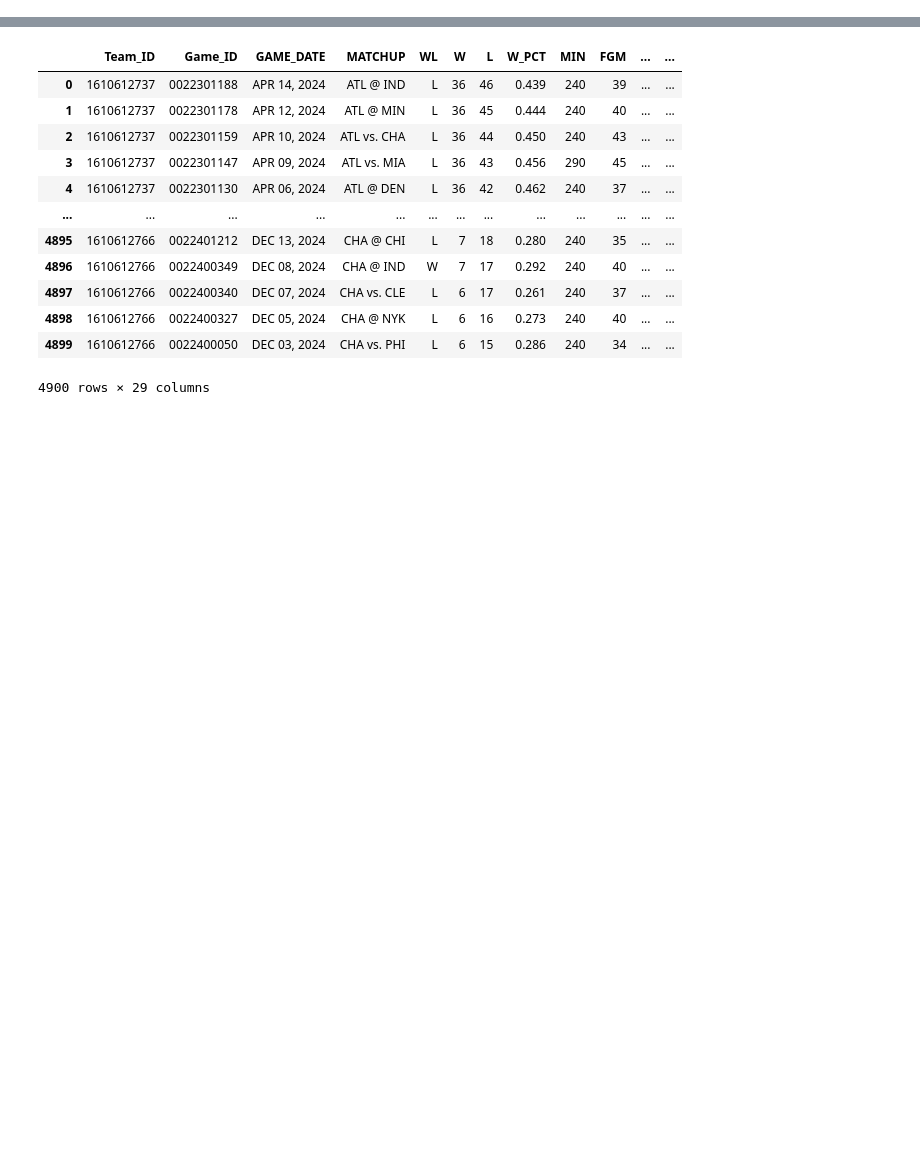
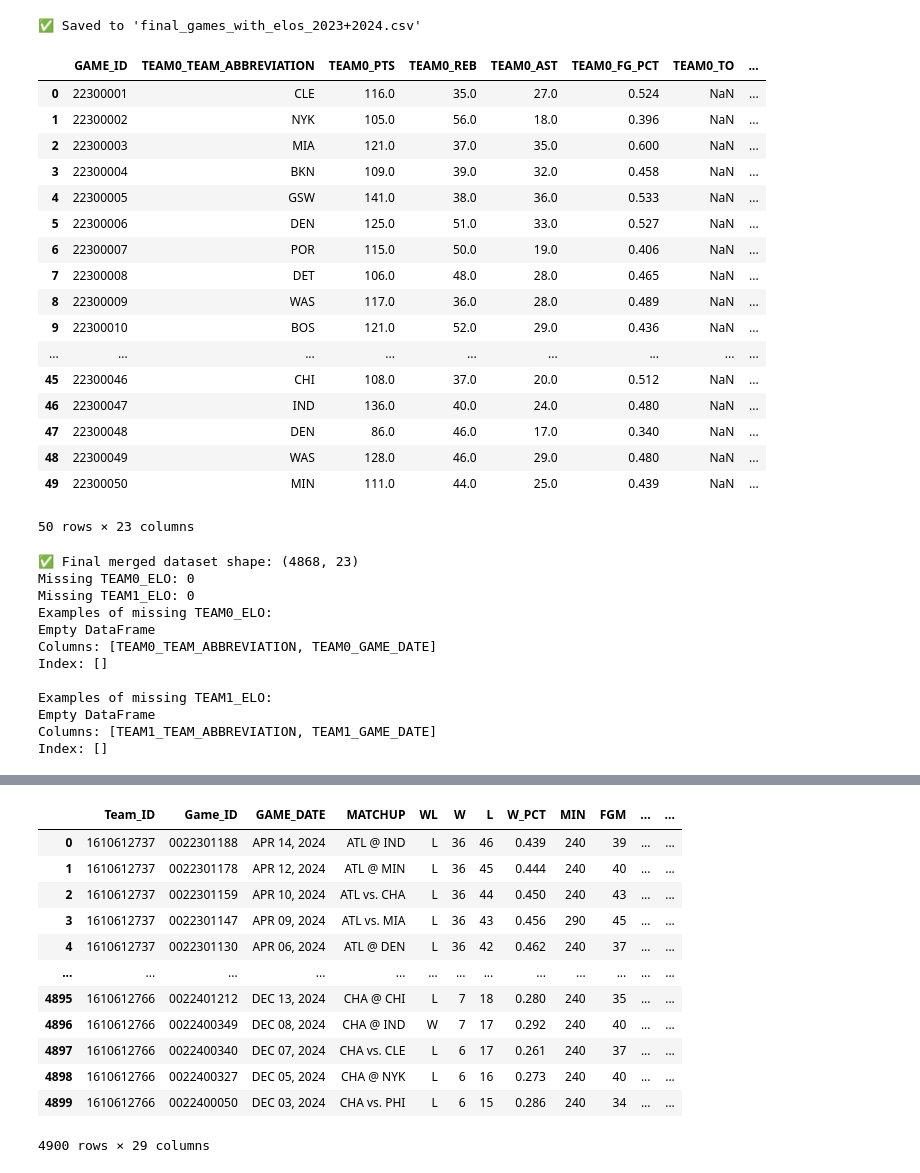
Before and after one commit to BihanDasgupta/ShotMint, a Jupyter notebook: MintShooter_RNN_Model.ipynb, the cells around one changed output, grey strips where cells are left out. Cells and saved outputs as stored; diff of their text form; code cells hidden in the pictures; blank space fills up the shorter version.

```diff
--- a/MintShooter_RNN_Model.ipynb
+++ b/MintShooter_RNN_Model.ipynb
@@ -33,0 +379,51 @@ from nba_api.stats.static import teams
+# %%
+# Drop All Null ELOs
+df_games_clean = df_games.dropna(subset=['TEAM0_ELO', 'TEAM1_ELO'])
+# Save result to CSV
+df_games_clean.to_csv("final_games_with_elos_2023+2024.csv", index=False)
+print("✅ Saved to 'final_games_with_elos_2023+2024.csv'")
+
+# Final checks
+display(df_games_clean.head(50))
+print("✅ Final merged dataset shape:", df_games.shape)
+print("Missing TEAM0_ELO:", df_games_clean['TEAM0_ELO'].isna().sum())
+print("Missing TEAM1_ELO:", df_games_clean['TEAM1_ELO'].isna().sum())
+# Display a few missing cases
+missing_elo0 = df_games_clean[df_games_clean['TEAM0_ELO'].isna()][['TEAM0_TEAM_ABBREVIATION', 'TEAM0_GAME_DATE']]
+missing_elo1 = df_games_clean[df_games_clean['TEAM1_ELO'].isna()][['TEAM1_TEAM_ABBREVIATION', 'TEAM1_GAME_DATE']]
+print("Examples of missing TEAM0_ELO:")
+print(missing_elo0.head(10))
+print("\nExamples of missing TEAM1_ELO:")
+print(missing_elo1.head(10))
+# %% [output]
+✅ Saved to 'final_games_with_elos_2023+2024.csv'
+|  | GAME_ID | TEAM0_TEAM_ABBREVIATION | TEAM0_PTS | TEAM0_REB | TEAM0_AST | TEAM0_FG_PCT | TEAM0_TO | ... |
+| 0 | 22300001 | CLE | 116.0 | 35.0 | 27.0 | 0.524 | NaN | ... |
+| 1 | 22300002 | NYK | 105.0 | 56.0 | 18.0 | 0.396 | NaN | ... |
+| 2 | 22300003 | MIA | 121.0 | 37.0 | 35.0 | 0.600 | NaN | ... |
+| 3 | 22300004 | BKN | 109.0 | 39.0 | 32.0 | 0.458 | NaN | ... |
+| 4 | 22300005 | GSW | 141.0 | 38.0 | 36.0 | 0.533 | NaN | ... |
+| 5 | 22300006 | DEN | 125.0 | 51.0 | 33.0 | 0.527 | NaN | ... |
+| 6 | 22300007 | POR | 115.0 | 50.0 | 19.0 | 0.406 | NaN | ... |
+| 7 | 22300008 | DET | 106.0 | 48.0 | 28.0 | 0.465 | NaN | ... |
+| 8 | 22300009 | WAS | 117.0 | 36.0 | 28.0 | 0.489 | NaN | ... |
+| 9 | 22300010 | BOS | 121.0 | 52.0 | 29.0 | 0.436 | NaN | ... |
+| ... | ... | ... | ... | ... | ... | ... | ... | ... |
+| 45 | 22300046 | CHI | 108.0 | 37.0 | 20.0 | 0.512 | NaN | ... |
+| 46 | 22300047 | IND | 136.0 | 40.0 | 24.0 | 0.480 | NaN | ... |
+| 47 | 22300048 | DEN | 86.0 | 46.0 | 17.0 | 0.340 | NaN | ... |
+| 48 | 22300049 | WAS | 128.0 | 46.0 | 29.0 | 0.480 | NaN | ... |
+| 49 | 22300050 | MIN | 111.0 | 44.0 | 25.0 | 0.439 | NaN | ... |
+50 rows × 23 columns
+✅ Final merged dataset shape: (4868, 23)
+Missing TEAM0_ELO: 0
+Missing TEAM1_ELO: 0
+Examples of missing TEAM0_ELO:
+Empty DataFrame
+Columns: [TEAM0_TEAM_ABBREVIATION, TEAM0_GAME_DATE]
+Index: []
+
+Examples of missing TEAM1_ELO:
+Empty DataFrame
+Columns: [TEAM1_TEAM_ABBREVIATION, TEAM1_GAME_DATE]
+Index: []
```
Also changed, not shown: parts of 18 cells of this notebook, 9 other files.
